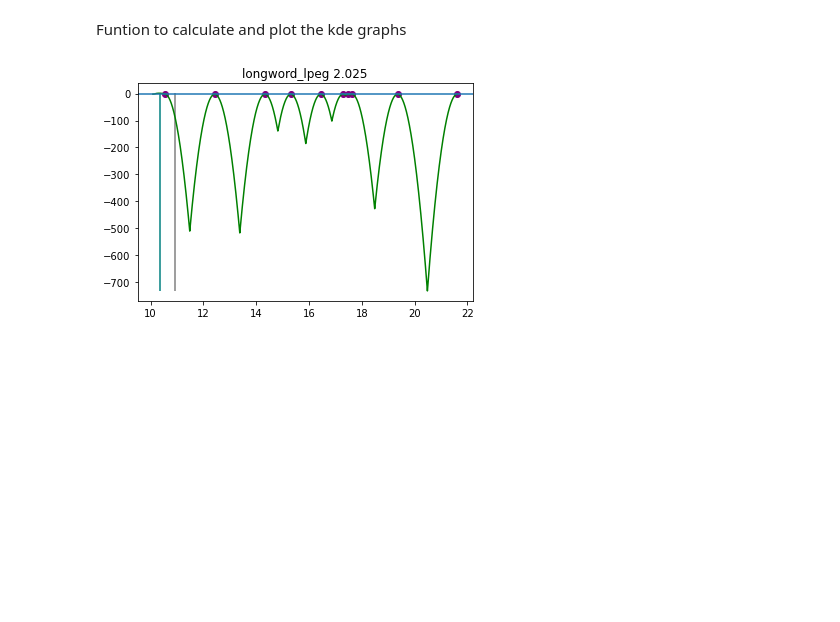
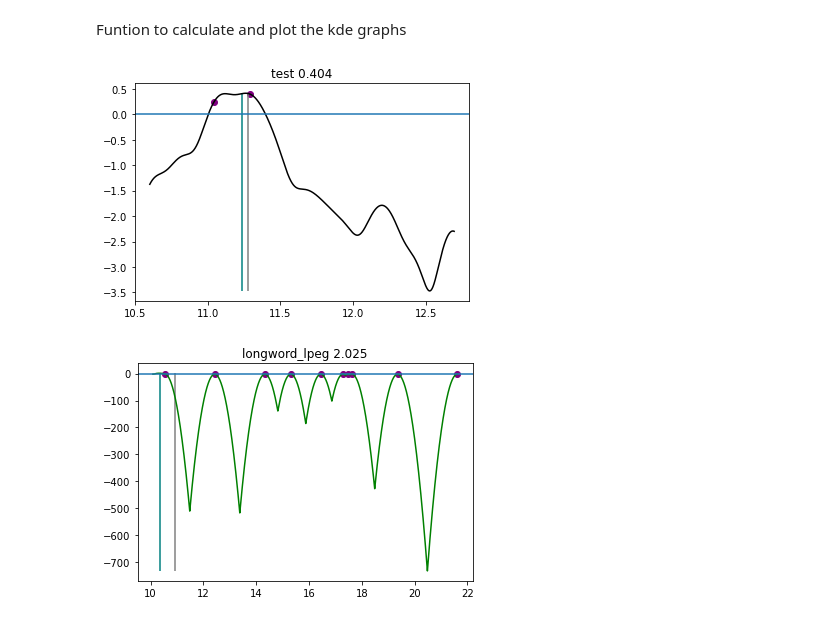
Before and after one commit to NatalieGrogan/SpeedAnalysis, a Jupyter notebook: KDE_Speed_Analysis.ipynb, the cells around one changed output. Saved outputs shown, nothing was run; the diff lists cells and outputs as text; code cells hidden in the pictures; blank space fills up the shorter version.

Commit message:
Implemented Speed Scaling of Data

```diff
--- a/KDE_Speed_Analysis.ipynb
+++ b/KDE_Speed_Analysis.ipynb
@@ -211,6 +218,7 @@ for file in whats_inside:
 
     print(file)
     name_pattern = file.split('-')[0]
+    assert file.find('.json') != -1, ('Trying to read a non .json file '+file)
     temp = pd.read_json(folder_path+file, orient = 'records')
 
     progNames = []
@@ -304,6 +312,24 @@ def kde_graph(data,title):
     plt.title((title+' '+str(round(dataArray.std(),3) ) ) )
     plt.show();
     return (s[mi],e[mi]),(s[ma],e[ma])
+# %%
+def scale_speed(data):
+    temp = data.copy()
+    assert data.shape[1] == 2, 'Data has more/less columns than 2'
+    assert type(data.iloc[0,1]) == list, 'Second column is not a list'
+
+    for row in temp.index:
+        if np.mean(temp.iloc[row,1]) < 100:
+            #print(temp.iloc[row,0])
+            #print(temp.iloc[row,0] * np.mean(temp.iloc[row,1])/100)
+            temp.iloc[row,0] = temp.iloc[row,0] * np.mean(temp.iloc[row,1])/100
+    return temp
+# %%
+#print(type(DF_Dic['longword_lpeg'].iloc[0,1]))
+test = scale_speed(DF_Dic['abram_lpeg'])
+kde_graph(test.to_numpy(),'test');
+# %% [output]
+[figure, added]
 # %%
 min_max_Dic = {}
 for name in DF_Dic.keys():
```
Also changed, not shown: parts of 5 cells of this notebook.
